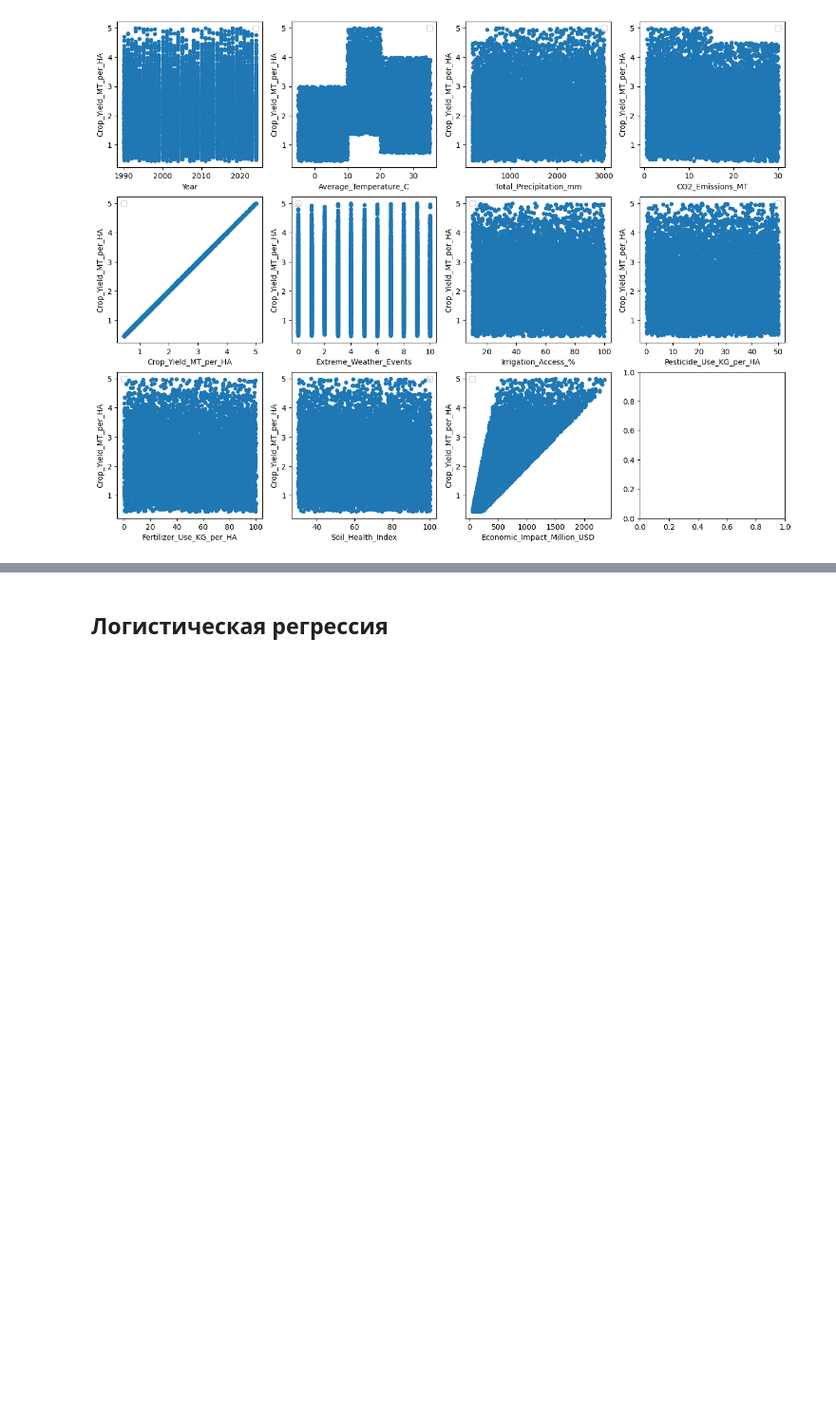
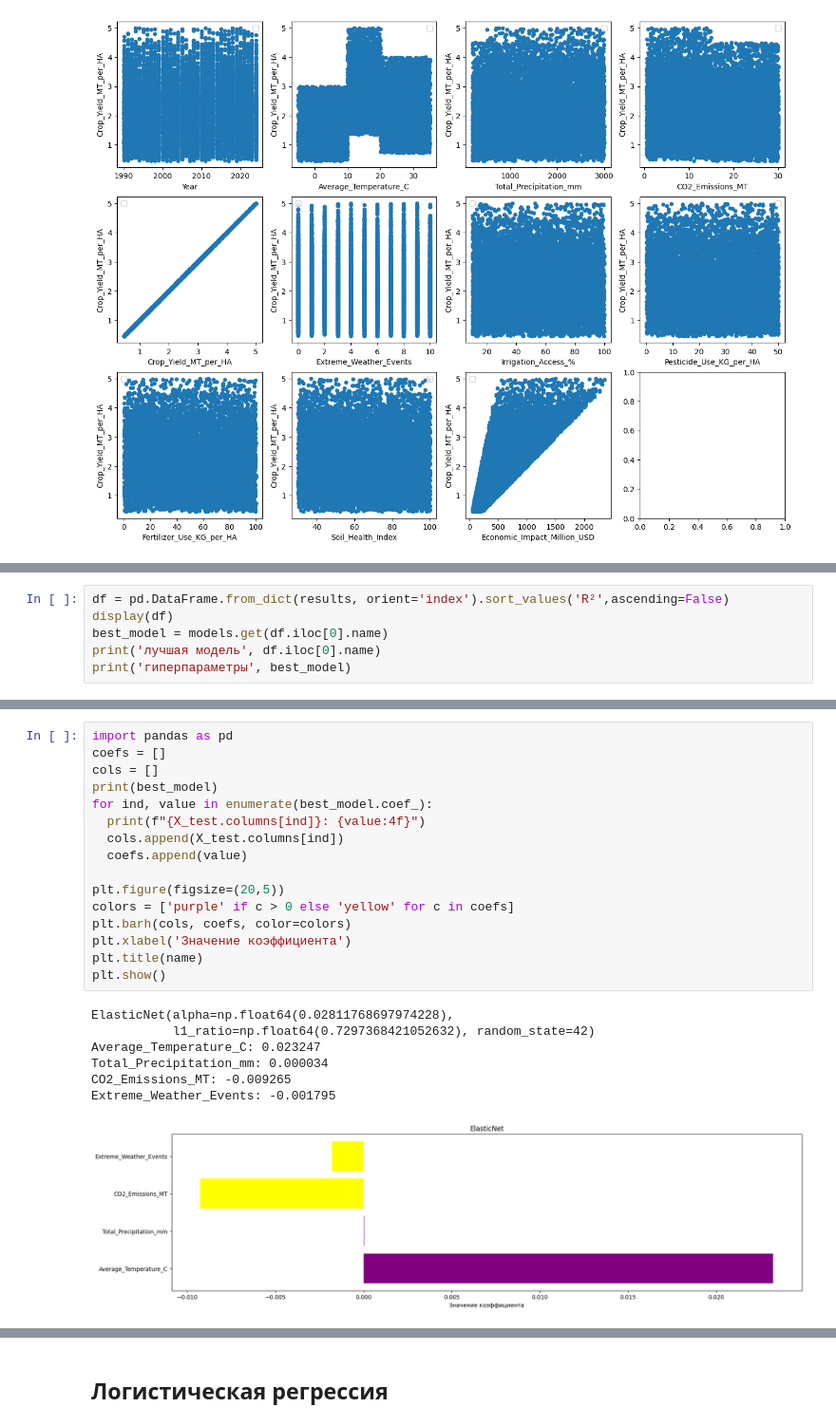
Before and after one commit to giministk/ml, a Jupyter notebook: Практическая_работа_№5_Линейная_и_логистическая_регрессия.ipynb, the cells around one changed output, grey strips where cells are left out. Shown at 95% size. Drawn from its saved outputs; the diff is of its cells as text; blank space fills up the shorter version.

```diff
--- a/Практическая_работа_№5_Линейная_и_логистическая_регрессия.ipynb
+++ b/Практическая_работа_№5_Линейная_и_логистическая_регрессия.ipynb
@@ -298,0 +420,6 @@ plt.legend()
+# %%
+df = pd.DataFrame.from_dict(results, orient='index').sort_values('R²',ascending=False)
+display(df)
+best_model = models.get(df.iloc[0].name)
+print('лучшая модель', df.iloc[0].name)
+print('гиперпараметры', best_model)
@@ -298,0 +445,24 @@ plt.legend()
+# %%
+import pandas as pd
+coefs = []
+cols = []
+print(best_model)
+for ind, value in enumerate(best_model.coef_):
+  print(f"{X_test.columns[ind]}: {value:4f}")
+  cols.append(X_test.columns[ind])
+  coefs.append(value)
+
+plt.figure(figsize=(20,5))
+colors = ['purple' if c > 0 else 'yellow' for c in coefs]
+plt.barh(cols, coefs, color=colors)
+plt.xlabel('Значение коэффициента')
+plt.title(name)
+plt.show()
+# %% [output]
+ElasticNet(alpha=np.float64(0.02811768697974228),
+           l1_ratio=np.float64(0.7297368421052632), random_state=42)
+Average_Temperature_C: 0.023247
+Total_Precipitation_mm: 0.000034
+CO2_Emissions_MT: -0.009265
+Extreme_Weather_Events: -0.001795
+[figure, added]
```
Also changed, not shown: parts of 76 cells of this notebook.
